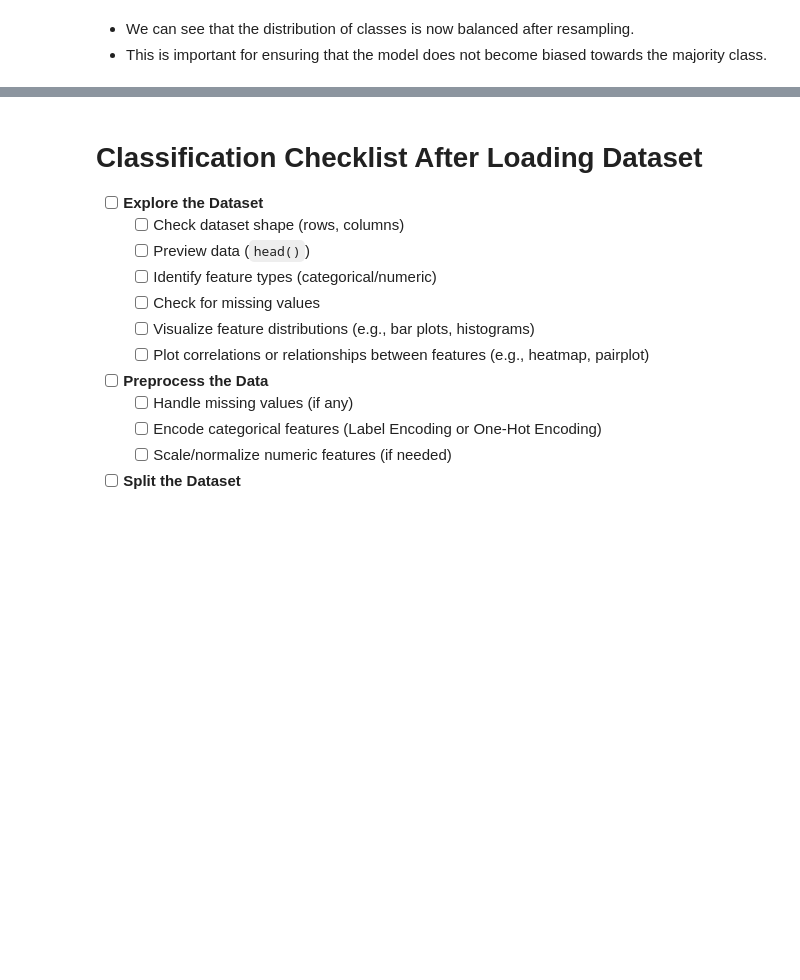
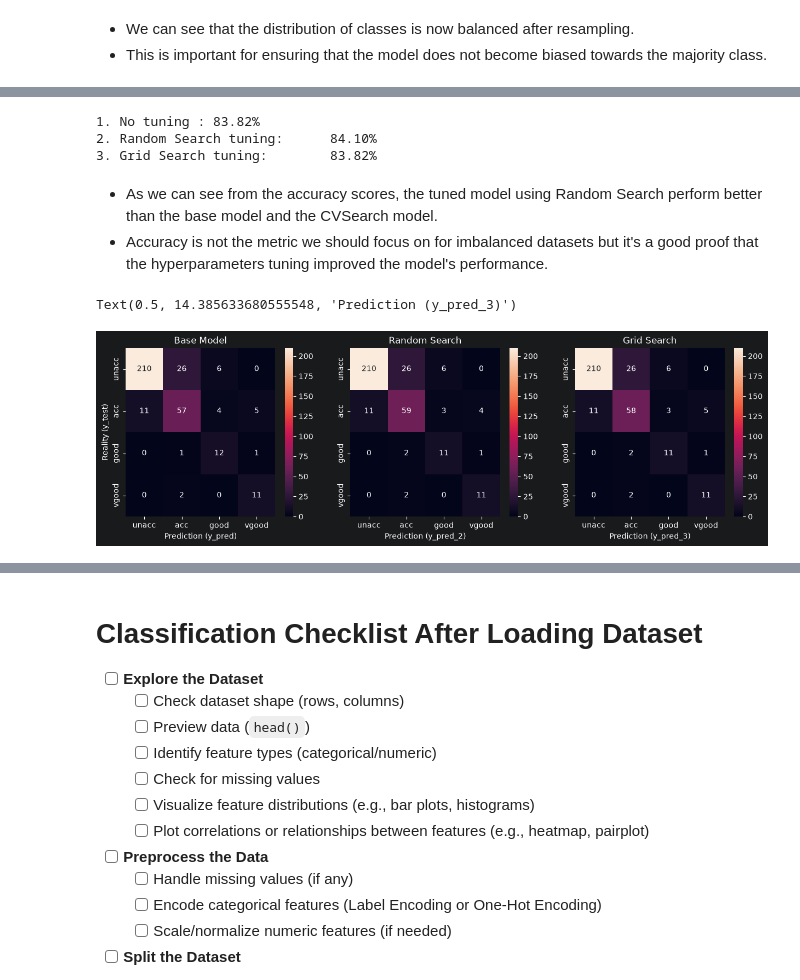
Before and after one commit to kovexison/Practica-AI, a Jupyter notebook: 02-ML-Classification/cars_acceptability_classification.ipynb, the cells around one changed output, grey strips where cells are left out. Saved outputs shown, nothing was run; the diff lists cells and outputs as text; code cells hidden in the pictures; blank space fills up the shorter version.

Commit message:
[FEATURE] [AI-32] implement classification models and pipeline tuning

```diff
--- a/02-ML-Classification/cars_acceptability_classification.ipynb
+++ b/02-ML-Classification/cars_acceptability_classification.ipynb
@@ -367,6 +367,9 @@ y=df['car']
 X_train, X_test, y_train, y_test = train_test_split(X, y, test_size=0.2, random_state=42,stratify=y) # I used stratify for maintaining the distribution of classes in both sets
 # %%
-X_train_prepared,y_train_prepared=pipeline.fit_resample(X_train, y_train)
+X_train_enc =pipeline.fit_transform(X_train)
+smote = SMOTE(random_state=42)
+X_train_prepared, y_train_prepared = smote.fit_resample(X_train_enc, y_train)
+X_test_prepared=pipeline.transform(X_test)
 # %% [markdown]
 - In this case because we use SMOTE and resample for the pipeline we us fit_resample for both X and y
 - We use fit_resample for both because SMOTE will add new values to the dataset to balance it.
@@ -408,0 +433,18 @@ plt.show()
+# %%
+from sklearn.linear_model import LogisticRegression
+
+log_reg= LogisticRegression(max_iter=2000, random_state=42)
+log_reg.fit(X_train_prepared, y_train_prepared)
+
+param_grid = [
+    {'solver': ['saga'], 'penalty': ['elasticnet'], 'C': [0.01, 0.1, 1, 10, 100], 'l1_ratio': [0.2, 0.5, 0.8]},
+{'solver': ['saga'], 'penalty': ['l1', 'l2'], 'C': [0.01, 0.1, 1, 10, 100]}
+]
+
+best_log_reg_CV=tuning(log_reg, param_grid, X_train_prepared, y_train_prepared, type="grid")
+
+best_log_reg_R=tuning(log_reg, param_grid, X_train_prepared, y_train_prepared, type="random")
+
+y_pred = log_reg.predict(X_test_prepared)
+y_pred_2=best_log_reg_R.predict(X_test_prepared)
+y_pred_3=best_log_reg_CV.predict(X_test_prepared)
@@ -408,0 +458,42 @@ plt.show()
+# %%
+from sklearn.metrics import accuracy_score
+
+acc_base=accuracy_score(y_test, y_pred)
+acc_CV=accuracy_score(y_test, y_pred_3)
+acc_R=accuracy_score(y_test, y_pred_2)
+
+print(f"1. No tuning : {acc_base * 100:.2f}%")
+print(f"2. Random Search tuning:      {acc_R * 100:.2f}%")
+print(f"3. Grid Search tuning:        {acc_CV * 100:.2f}%")
+# %% [output]
+1. No tuning : 83.82%
+2. Random Search tuning:      84.10%
+3. Grid Search tuning:        83.82%
+# %% [markdown]
+- As we can see from the accuracy scores, the tuned model using Random Search perform better than the base model and the CVSearch model.
+- Accuracy is not the metric we should focus on for imbalanced datasets but it's a good proof that the hyperparameters tuning improved the model's performance.
+# %%
+from sklearn.metrics import confusion_matrix
+class_labels = ['unacc', 'acc', 'good', 'vgood']
+
+cm_base = confusion_matrix(y_test, y_pred)
+cm_CV = confusion_matrix(y_test, y_pred_3)
+cm_R = confusion_matrix(y_test, y_pred_2)
+
+fig, axes = plt.subplots(1, 3, figsize=(15, 4))
+
+sns.heatmap(cm_base, annot=True, fmt='d', ax=axes[0], xticklabels=class_labels, yticklabels=class_labels)
+axes[0].set_title('Base Model')
+axes[0].set_ylabel('Reality (y_test)')
+axes[0].set_xlabel('Prediction (y_pred)')
+
+sns.heatmap(cm_R, annot=True, fmt='d', ax=axes[1], xticklabels=class_labels, yticklabels=class_labels)
+axes[1].set_title('Random Search')
+axes[1].set_xlabel('Prediction (y_pred_2)')
+
+sns.heatmap(cm_CV, annot=True, fmt='d', ax=axes[2], xticklabels=class_labels, yticklabels=class_labels)
+axes[2].set_title('Grid Search')
+axes[2].set_xlabel('Prediction (y_pred_3)')
+# %% [output]
+Text(0.5, 14.385633680555548, 'Prediction (y_pred_3)')
+[figure, added]
```
Also changed, not shown: parts of 28 cells of this notebook.
